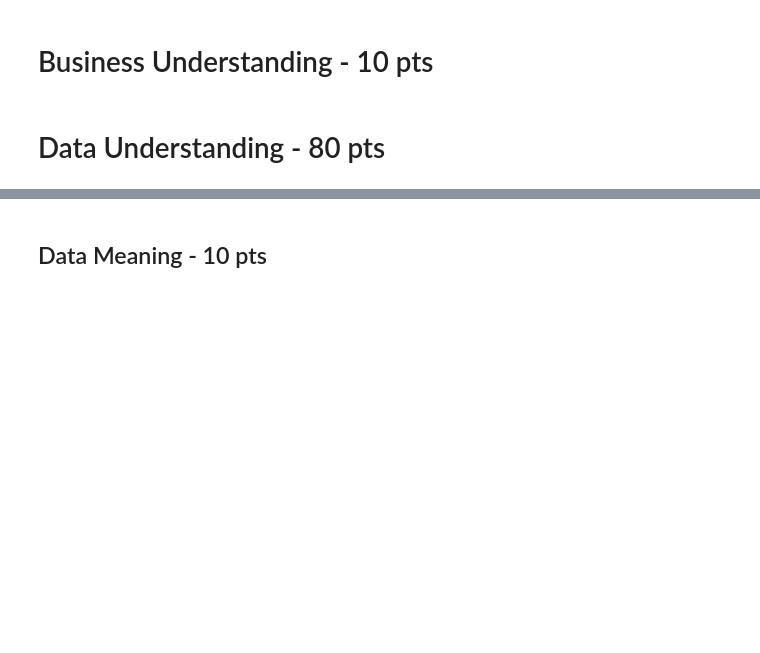
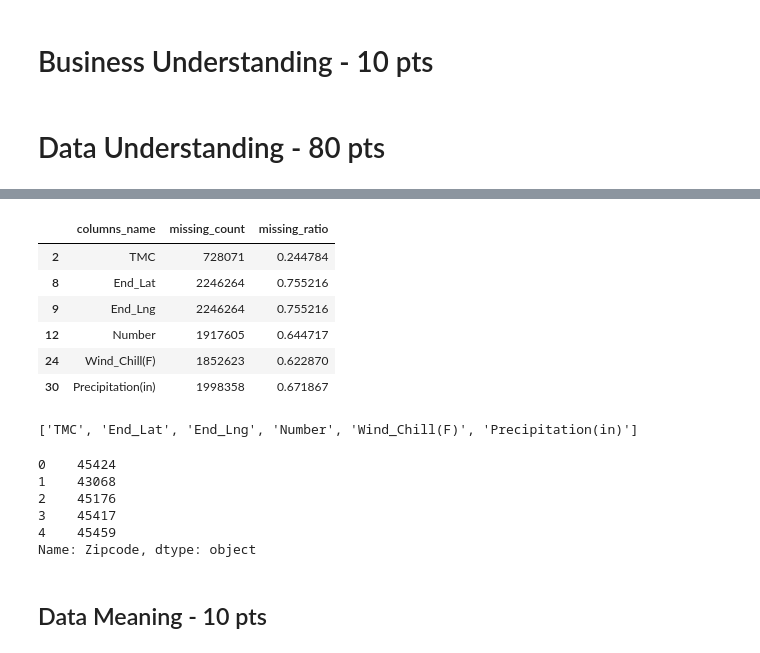
Before and after one commit to jbcroom/DS7331ProjectRepo, a Jupyter notebook: Project1/JB_AR_BC_SO_Project1.ipynb, the cells around one changed output, grey strips where cells are left out. Drawn from its saved outputs; the diff is of its cells as text; code cells hidden in the pictures; blank space fills up the shorter version.

```diff
--- a/Project1/JB_AR_BC_SO_Project1.ipynb
+++ b/Project1/JB_AR_BC_SO_Project1.ipynb
@@ -39,0 +99,21 @@ df.describe()
+# %%
+#Get table listing of missing values. Look for items over 15%
+missing_df = df.isnull().sum(axis=0).reset_index()
+missing_df.columns = ['columns_name','missing_count']
+missing_df['missing_ratio'] = missing_df['missing_count'] /df.shape[0]
+missing_df.loc[missing_df['missing_ratio']>0.15]
+# %% [output]
+|  | columns_name | missing_count | missing_ratio |
+| 2 | TMC | 728071 | 0.244784 |
+| 8 | End_Lat | 2246264 | 0.755216 |
+| 9 | End_Lng | 2246264 | 0.755216 |
+| 12 | Number | 1917605 | 0.644717 |
+| 24 | Wind_Chill(F) | 1852623 | 0.622870 |
+| 30 | Precipitation(in) | 1998358 | 0.671867 |
+# %%
+#build a list of columns to remove based on the missing ratio data above
+missing = missing_df.loc[missing_df['missing_ratio']>0.15]
+removelist = missing['columns_name'].tolist()
+removelist
+# %% [output]
+['TMC', 'End_Lat', 'End_Lng', 'Number', 'Wind_Chill(F)', 'Precipitation(in)']
@@ -39,0 +145,19 @@ df.describe()
+# %%
+#clean up inconsistencies in the data.
+#Make the wind direction values consistent. Look at the values to determine uniqueness
+df.Wind_Direction.unique()
+df.Wind_Direction = df.Wind_Direction.replace('South','S')
+df.Wind_Direction = df.Wind_Direction.replace('North','N')
+df.Wind_Direction = df.Wind_Direction.replace('West','W')
+df.Wind_Direction = df.Wind_Direction.replace('East','E')
+df.Wind_Direction = df.Wind_Direction.replace('Variable','VAR')
+
+#Make ZipCode values consistent. Some are Zip others are Zip+4
+df.Zipcode = df.Zipcode.str.slice(0,5,1)
+# %% [output]
+0    45424
+1    43068
+2    45176
+3    45417
+4    45459
+Name: Zipcode, dtype: object
```
Also changed, not shown: parts of 12 cells of this notebook.
